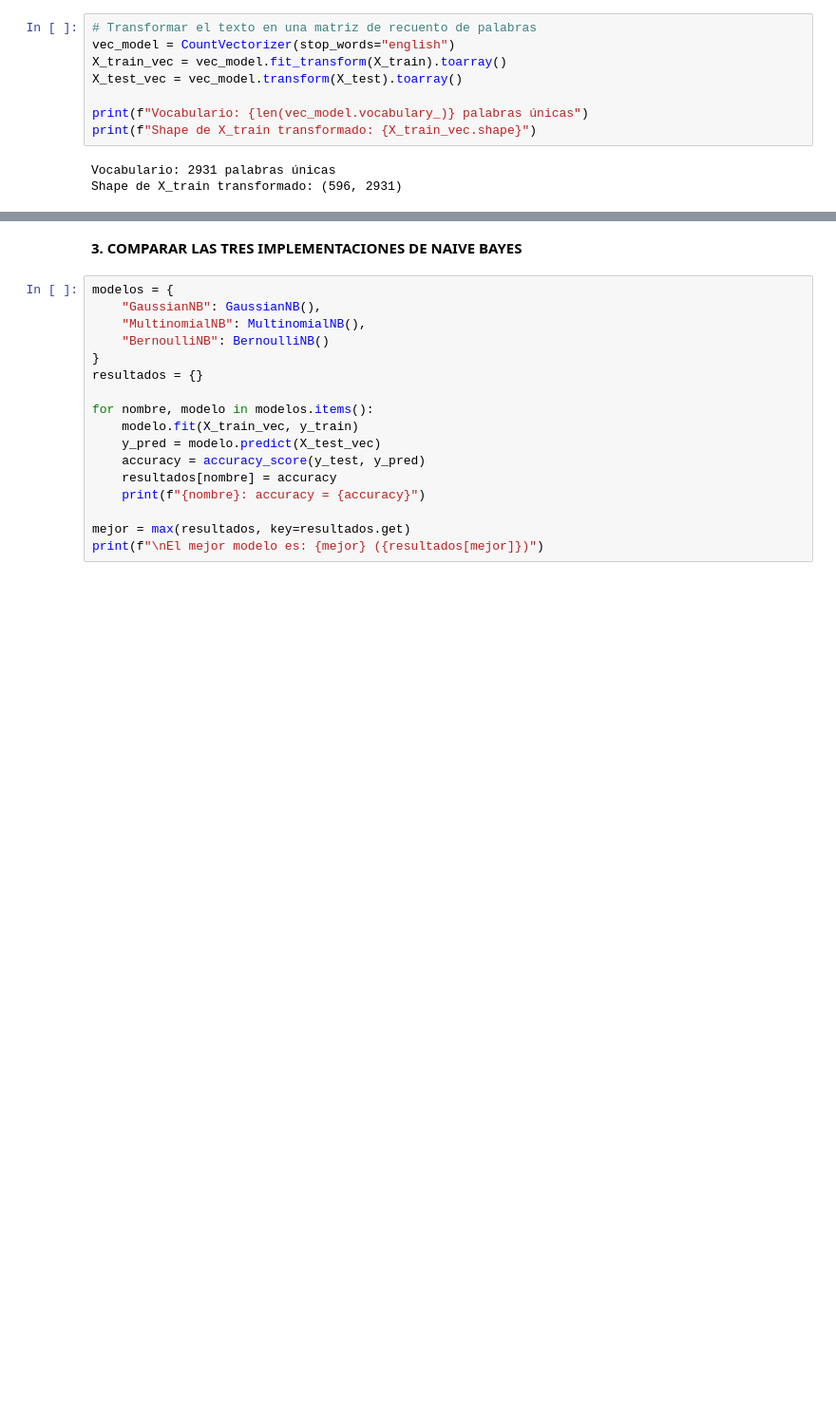
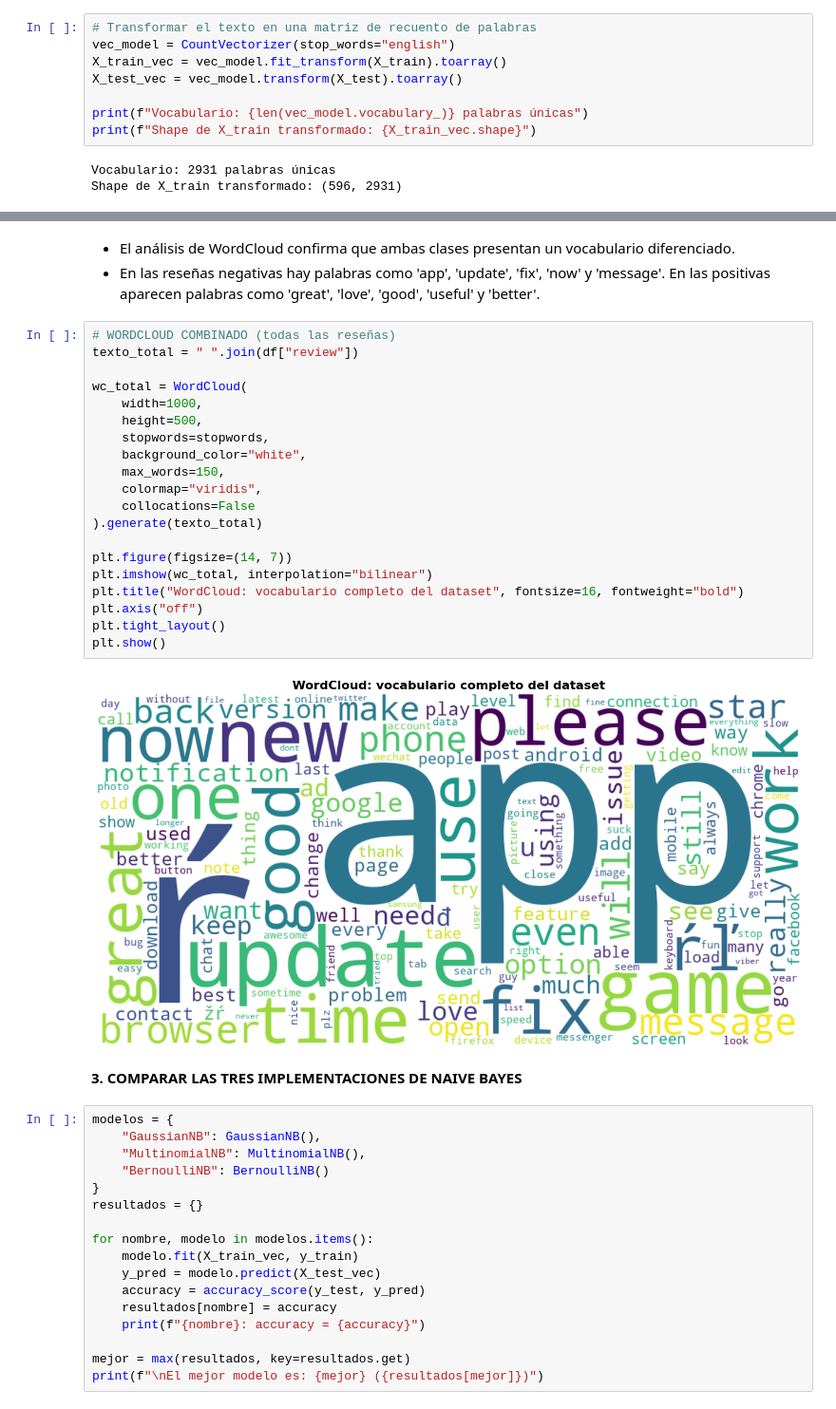
Before and after one commit to 4GeeksAcademy/alemantellini-machine-learning, a Jupyter notebook: src/07-naive-bayes-playstore-reviews.ipynb, the cells around one changed output, grey strips where cells are left out. Shown at 95% size. Saved outputs shown, nothing was run; the diff lists cells and outputs as text; blank space fills up the shorter version.

```diff
--- a/src/07-naive-bayes-playstore-reviews.ipynb
+++ b/src/07-naive-bayes-playstore-reviews.ipynb
@@ -130,3 +186,28 @@ Shape de X_train transformado: (596, 2931)
+# %% [markdown]
+- El análisis de WordCloud confirma que ambas clases presentan un vocabulario diferenciado.
+- En las reseñas negativas hay palabras como 'app', 'update', 'fix', 'now' y 'message'. En las positivas aparecen palabras como 'great', 'love', 'good', 'useful' y 'better'.
+# %%
+# WORDCLOUD COMBINADO (todas las reseñas)
+texto_total = " ".join(df["review"])
+
+wc_total = WordCloud(
+    width=1000,
+    height=500,
+    stopwords=stopwords,
+    background_color="white",
+    max_words=150,
+    colormap="viridis",
+    collocations=False
+).generate(texto_total)
+
+plt.figure(figsize=(14, 7))
+plt.imshow(wc_total, interpolation="bilinear")
+plt.title("WordCloud: vocabulario completo del dataset", fontsize=16, fontweight="bold")
+plt.axis("off")
+plt.tight_layout()
+plt.show()
+# %% [output]
+[figure, added]
 # %% [markdown]
 **3. COMPARAR LAS TRES IMPLEMENTACIONES DE NAIVE BAYES**
 # %%
```
Also changed, not shown: parts of 5 cells of this notebook, 1 other file.
